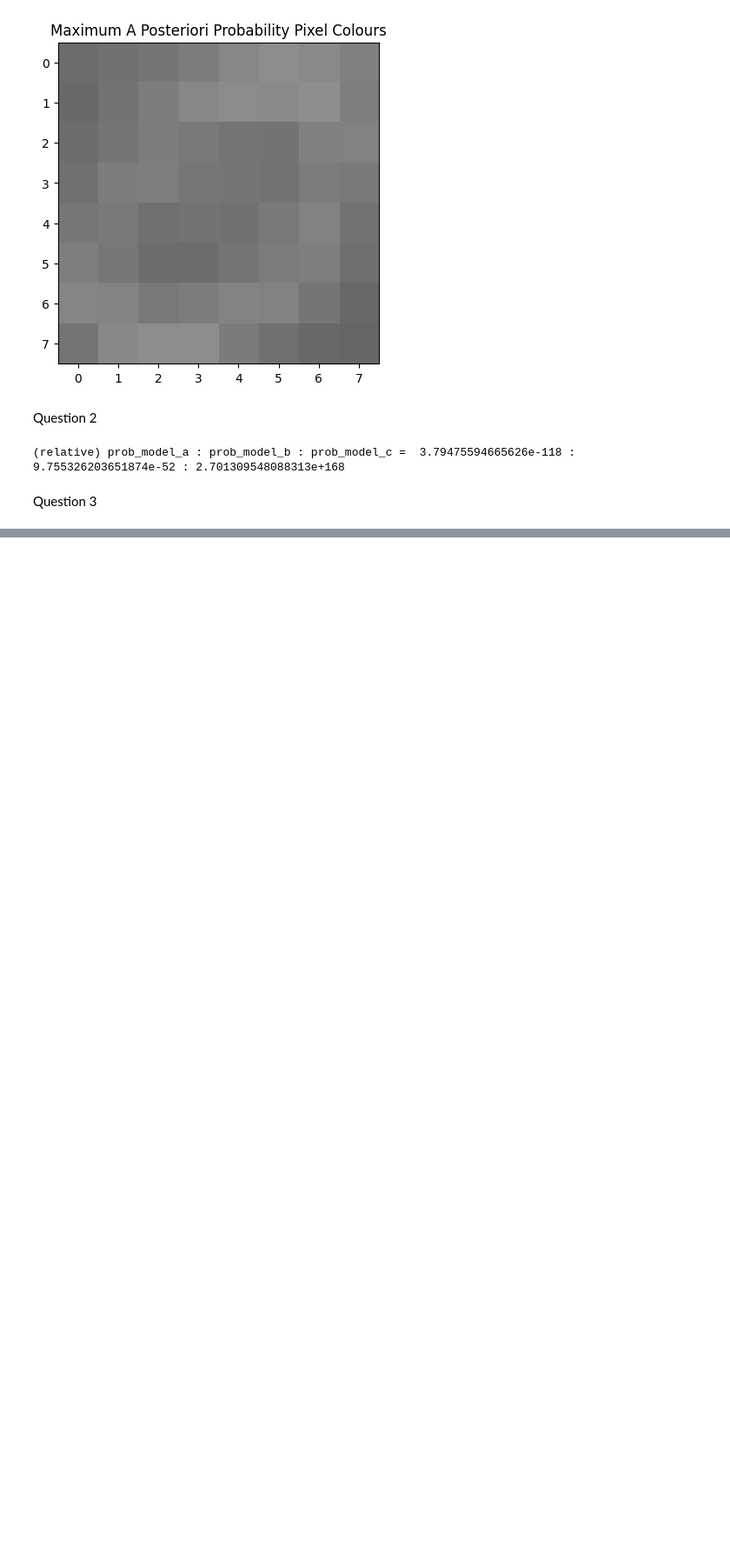
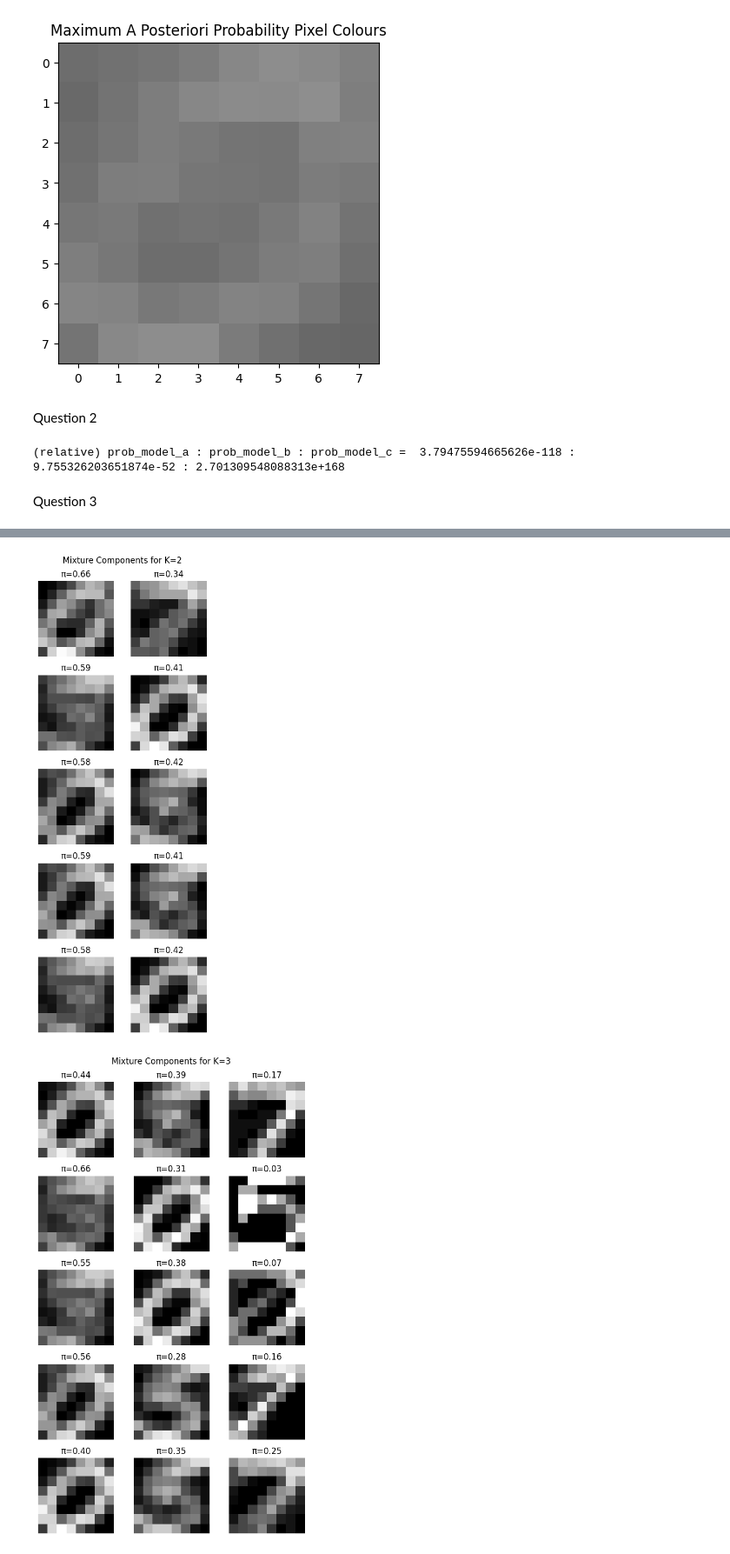
Before and after one commit to shr1ram/msc_csml, a Jupyter notebook: Probabilistic_and_Unsupervised_Learning/solutions.ipynb, the cells around one changed output, grey strips where cells are left out. Shown at 87% size. Saved outputs shown, nothing was run; the diff lists cells and outputs as text; code cells hidden in the pictures; blank space fills up the shorter version.

```diff
--- a/Probabilistic_and_Unsupervised_Learning/solutions.ipynb
+++ b/Probabilistic_and_Unsupervised_Learning/solutions.ipynb
@@ -74,6 +75,7 @@ def param_init(K, X):
     _, D = X.shape
     pi = np.ones(K)/K
     P = np.random.rand(K, D)
+    P = np.clip(P, 1e-10, 1-1e-10)
     return pi, P
 
 def calc_log_likelihood(pi, P, X):
@@ -151,10 +153,11 @@ def m_step(r, X):
     P = np.zeros((K, D))
     for d in range(D):
         P[:, d] = update_P_d(r, X[:, d])
+    P = np.clip(P, 1e-10, 1-1e-10)
     return pi, P
 
 
-def em_run(K, X, max_iter=200, tol=1e-6):
+def em_run(K, X, max_iter=200, tol=1e-10):
     """
     K       : scalar representing number of mixtures
     X       : NxD matrix of data points
@@ -164,12 +167,15 @@ def em_run(K, X, max_iter=200, tol=1e-6):
     i       : scalar representing number of completed iterations
     """
     pi, P = param_init(K, X)
-    delta = total_l_prev = -np.inf
+    l_history = []
+    delta = np.inf
+    total_l_prev = -np.inf
     i = 0
-    while i<max_iter and delta<tol:
+    while i<max_iter and delta>tol:
         r, total_l = e_step(pi, P, X)
         pi, P = m_step(r, X)
-        delta = total_l_prev - total_l
+        delta = total_l - total_l_prev
+        l_history += [total_l]
         total_l_prev = total_l
         i += 1
-    return pi, P, total_l, i
+    return pi, P, r, total_l, i, l_history
@@ -185,0 +239,25 @@ Mixture weights: [nan nan]
+# %%
+n_repeats = 5
+
+for K in mixtures:
+    plt.figure(figsize=(2*K, 2*n_repeats))
+    for repeat in range(n_repeats):
+        pi, P, r, ll, it, _ = em_run(K, data)
+
+        order = np.argsort(-pi)              # indices of π in descending order
+        pi = pi[order]                       # reorder π
+        P = P[order, :]                      # reorder component probability images
+
+        for k in range(K):
+            idx = repeat*K + k + 1
+            plt.subplot(n_repeats, K, idx)
+            plt.imshow(P[k].reshape(8,8), cmap='gray', vmin=0, vmax=1)
+            plt.title(f"π={pi[k]:.2f}")
+            plt.axis('off')
+
+    plt.suptitle(f"Mixture Components for K={K}")
+    plt.tight_layout()
+    plt.show()
+# %% [output]
+[figure, added]
+[figure, added]
```
Also changed, not shown: parts of 8 cells of this notebook.
